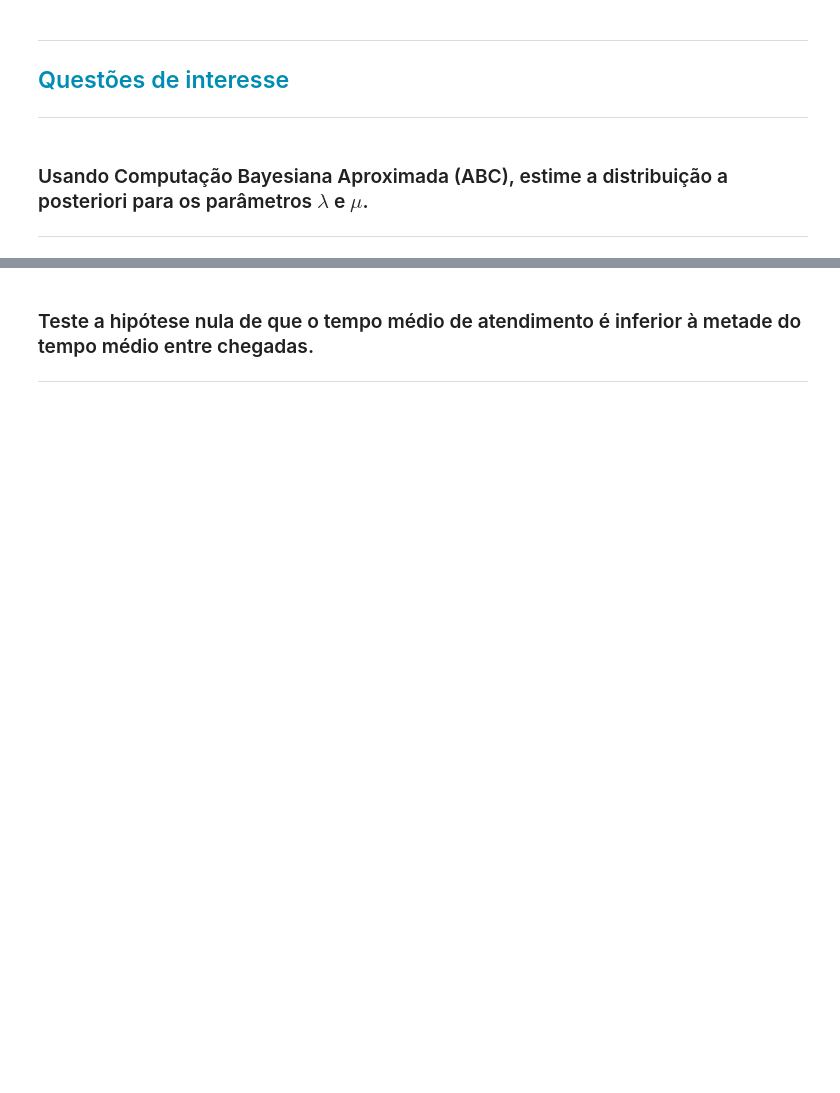
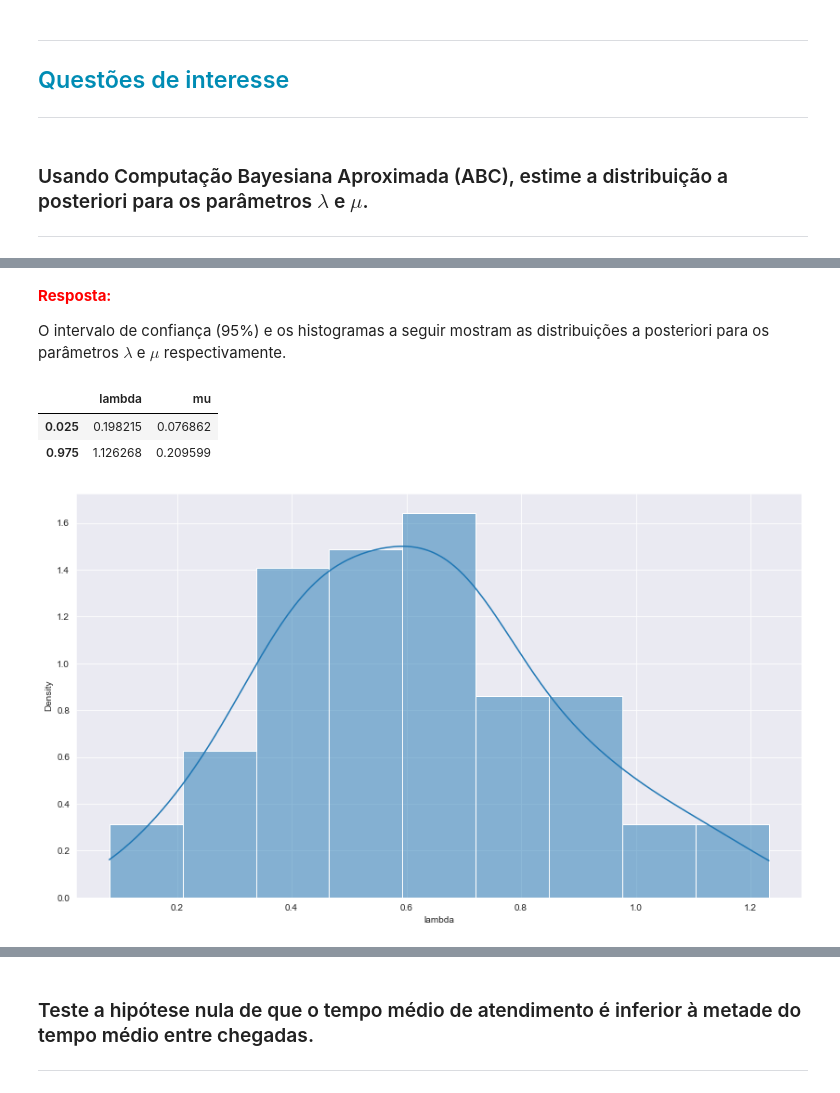
Before and after one commit to pauloceliojr/mcimd-listas, a Jupyter notebook: Trabalho Final/Trabalho_Final.ipynb, the cells around one changed output, grey strips where cells are left out. Drawn from its saved outputs; the diff is of its cells as text; code cells hidden in the pictures; blank space fills up the shorter version.

```diff
--- a/Trabalho Final/Trabalho_Final.ipynb
+++ b/Trabalho Final/Trabalho_Final.ipynb
@@ -26,6 +26,7 @@ import matplotlib.pyplot as plt
 # %%
 # Valor da semente padrão
 SEED = 42
+M = 10000
 # %% [markdown]
 ---
 
@@ -65,0 +121,25 @@ Considere uma fila do tipo M/M/2 (veja o artigo citado abaixo ou qualquer outra
+# %%
+# Define o array [tempo_medio_espera, tamanho_medio_fila] a partir da observação
+valores_obs = [150, 22]     # tempo médio = 150 min, e tamanho_medio = 22 pessoas
+
+tempo_inicial = time.time()
+
+# Inicializa uma lista vazia que armazenará as estatísticas das amostras geradas pelos parâmetros (lambda e mu)
+amostras = []
+
+# Gera amostras aleatórias de λ e μ a partir da distribuição a priori
+np.random.seed(SEED)
+lam = np.random.exponential(size=M)
+mu = np.random.exponential(size=M)
+
+# Executa o loop de iteração para estimar a distribuição a posteriori de λ e μ
+for i in range(M):
+    # Gera estatisticas simulados a partir do modelo de distribuição exponencial com os parâmetros λ e μ
+    fila = cria_fila_simulada(lam[i], mu[i])
+    # Os valores simulados para a fila gerada
+    valores_sim = [fila.tempo_espera.mean(), fila.tam_fila_chegada.mean()]
+    # Calcula a distância entre os estatisticas simulados e os estatisticas reais
+    amostras.append([lam[i], mu[i], *valores_sim, distance.euclidean(valores_sim, valores_obs)])
+
+tempo_final = time.time()
+print('Tempo da simulação: ', (tempo_final - tempo_inicial))
@@ -65,0 +150,9 @@ Considere uma fila do tipo M/M/2 (veja o artigo citado abaixo ou qualquer outra
+# %%
+# Gera um dataframe Pandas com os parâmetros e as estatísticas calculadas
+amostras_posteriori = pd.DataFrame(amostras, columns=["lambda", "mu", "tempo_medio_espera", "tam_medio_fila", "distancia"])
+# inv_cov = np.linalg.inv(amostras_posteriori[["tempo_medio_espera", "tam_medio_fila"]].cov())
+# amostras_posteriori["distancia"] = amostras_posteriori.apply(lambda x: distance.mahalanobis([x["tempo_medio_espera"], x["tam_medio_fila"]], valores_obs, inv_cov), axis=1)
+
+# recupera os 1% registros que tiveram as menores distâncias
+amostras_posteriori = amostras_posteriori.nsmallest(int(M * 0.01), "distancia")
+amostras_posteriori
@@ -65,0 +173,15 @@ Considere uma fila do tipo M/M/2 (veja o artigo citado abaixo ou qualquer outra
+# %% [markdown]
+<font color='red'>**Resposta:**</font>
+
+O intervalo de confiança (95%) e os histogramas a seguir mostram as distribuições a posteriori para os parâmetros $\lambda$ e $\mu$ respectivamente.
+# %%
+amostras_posteriori[["lambda", "mu"]].quantile([0.025, 0.975])
+# %% [output]
+|  | lambda | mu |
+| 0.025 | 0.198215 | 0.076862 |
+| 0.975 | 1.126268 | 0.209599 |
+# %%
+ax = sns.histplot(amostras_posteriori["lambda"], kde=True, stat="density")
+ax.figure.set_size_inches(14, 8)
+# %% [output]
+[figure, added]
```
Also changed, not shown: parts of 27 cells of this notebook.
